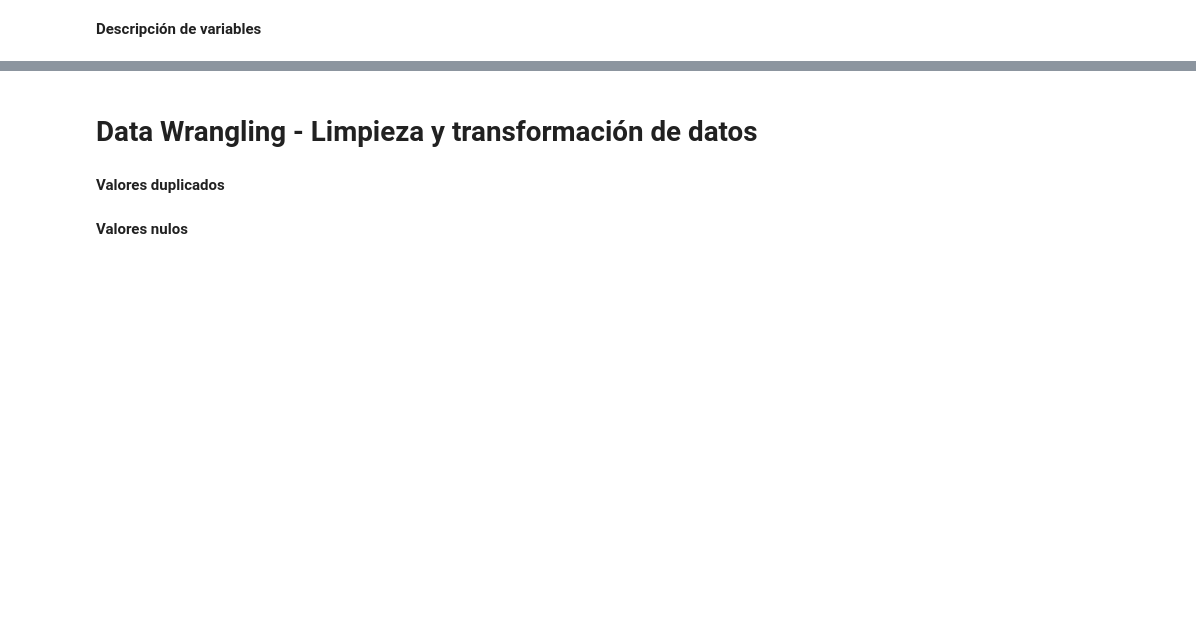
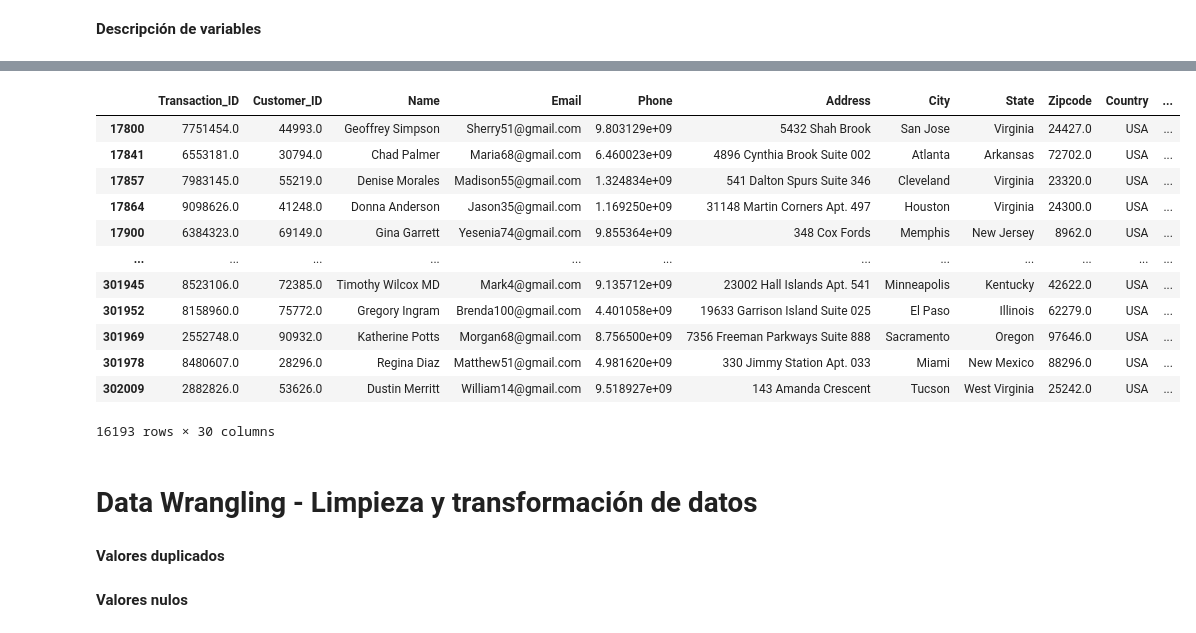
Before and after one commit to nicobotti91/coderds, a Jupyter notebook: Etapas_basicas_DSII_Botti_1er_Entrega.ipynb, the cells around one changed output, grey strips where cells are left out. Saved outputs shown, nothing was run; the diff lists cells and outputs as text; code cells hidden in the pictures; blank space fills up the shorter version.

```diff
--- a/Etapas_basicas_DSII_Botti_1er_Entrega.ipynb
+++ b/Etapas_basicas_DSII_Botti_1er_Entrega.ipynb
@@ -18,5 +37,7 @@
 **Configuración del entorno de Python en Google Colab**
 # %% [markdown]
 **Lectura del dataset**
+# %%
+df_original = pd.read_csv('https://raw.githubusercontent.com/nicobotti91/coderds/refs/heads/main/Transactional_Data/retail_data.csv')
 # %% [markdown]
 **Análisis inicial del dataset**
@@ -25,3 +151,19 @@
+# %%
+df_original[(df_original['Product_Category']=='Home Decor')&(df_original['Country']=='USA')]
+# %% [output]
+|  | Transaction_ID | Customer_ID | Name | Email | Phone | Address | City | State | Zipcode | Country | ... |
+| 17800 | 7751454.0 | 44993.0 | Geoffrey Simpson | Sherry51@gmail.com | 9.803129e+09 | 5432 Shah Brook | San Jose | Virginia | 24427.0 | USA | ... |
+| 17841 | 6553181.0 | 30794.0 | Chad Palmer | Maria68@gmail.com | 6.460023e+09 | 4896 Cynthia Brook Suite 002 | Atlanta | Arkansas | 72702.0 | USA | ... |
+| 17857 | 7983145.0 | 55219.0 | Denise Morales | Madison55@gmail.com | 1.324834e+09 | 541 Dalton Spurs Suite 346 | Cleveland | Virginia | 23320.0 | USA | ... |
+| 17864 | 9098626.0 | 41248.0 | Donna Anderson | Jason35@gmail.com | 1.169250e+09 | 31148 Martin Corners Apt. 497 | Houston | Virginia | 24300.0 | USA | ... |
+| 17900 | 6384323.0 | 69149.0 | Gina Garrett | Yesenia74@gmail.com | 9.855364e+09 | 348 Cox Fords | Memphis | New Jersey | 8962.0 | USA | ... |
+| ... | ... | ... | ... | ... | ... | ... | ... | ... | ... | ... | ... |
+| 301945 | 8523106.0 | 72385.0 | Timothy Wilcox MD | Mark4@gmail.com | 9.135712e+09 | 23002 Hall Islands Apt. 541 | Minneapolis | Kentucky | 42622.0 | USA | ... |
+| 301952 | 8158960.0 | 75772.0 | Gregory Ingram | Brenda100@gmail.com | 4.401058e+09 | 19633 Garrison Island Suite 025 | El Paso | Illinois | 62279.0 | USA | ... |
+| 301969 | 2552748.0 | 90932.0 | Katherine Potts | Morgan68@gmail.com | 8.756500e+09 | 7356 Freeman Parkways Suite 888 | Sacramento | Oregon | 97646.0 | USA | ... |
+| 301978 | 8480607.0 | 28296.0 | Regina Diaz | Matthew51@gmail.com | 4.981620e+09 | 330 Jimmy Station Apt. 033 | Miami | New Mexico | 88296.0 | USA | ... |
+| 302009 | 2882826.0 | 53626.0 | Dustin Merritt | William14@gmail.com | 9.518927e+09 | 143 Amanda Crescent | Tucson | West Virginia | 25242.0 | USA | ... |
+16193 rows × 30 columns
 # %% [markdown]
 # **Data Wrangling - Limpieza y transformación de datos**
 # %% [markdown]
```
Also changed, not shown: parts of 8 cells of this notebook.
